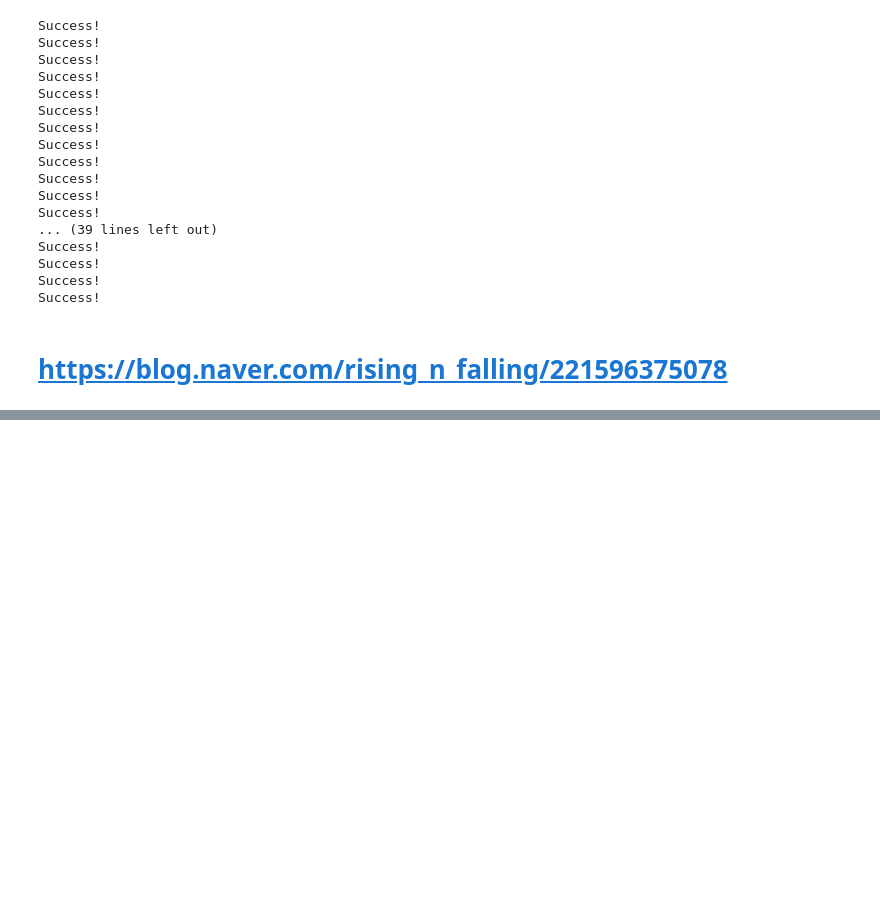
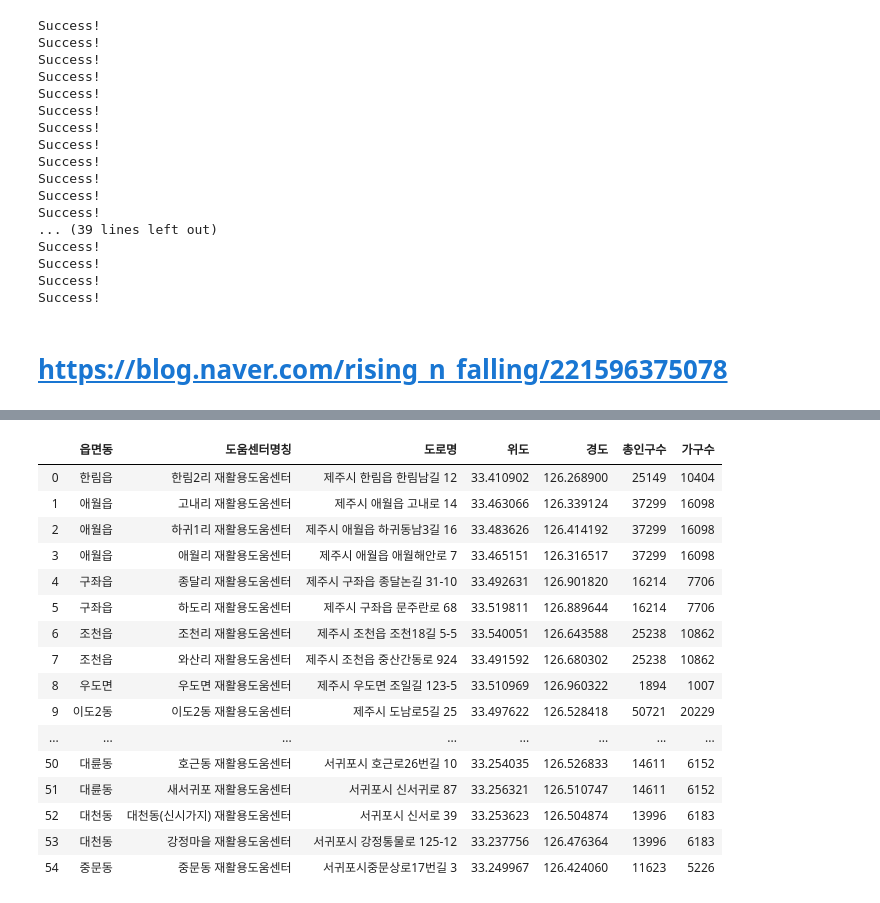
Before and after one commit to so-jeong0127/Python, a Jupyter notebook: 지도.ipynb, the cells around one changed output, grey strips where cells are left out. Saved outputs shown, nothing was run; the diff lists cells and outputs as text; code cells hidden in the pictures; blank space fills up the shorter version.

```diff
--- a/지도.ipynb
+++ b/지도.ipynb
@@ -92,0 +101,29 @@ map
+# %%
+clean_help = pd.read_excel('clean_h.xlsx')
+h_clean = clean_help.iloc[:,1:]
+# %%
+people = pd.read_excel('인구수.xlsx')
+people.columns
+people.rename(columns={'지역':'읍면동'},inplace=True)
+# %%
+df_merge_how_left = pd.merge(h_clean, people,how = 'left')
+# %%
+df_merge_how_left
+# %% [output]
+|  | 읍면동 | 도움센터명칭 | 도로명 | 위도 | 경도 | 총인구수 | 가구수 |
+| 0 | 한림읍 | 한림2리 재활용도움센터 | 제주시 한림읍 한림남길 12 | 33.410902 | 126.268900 | 25149 | 10404 |
+| 1 | 애월읍 | 고내리 재활용도움센터 | 제주시 애월읍 고내로 14 | 33.463066 | 126.339124 | 37299 | 16098 |
+| 2 | 애월읍 | 하귀1리 재활용도움센터 | 제주시 애월읍 하귀동남3길 16 | 33.483626 | 126.414192 | 37299 | 16098 |
+| 3 | 애월읍 | 애월리 재활용도움센터 | 제주시 애월읍 애월해안로 7 | 33.465151 | 126.316517 | 37299 | 16098 |
+| 4 | 구좌읍 | 종달리 재활용도움센터 | 제주시 구좌읍 종달논길 31-10 | 33.492631 | 126.901820 | 16214 | 7706 |
+| 5 | 구좌읍 | 하도리 재활용도움센터 | 제주시 구좌읍 문주란로 68 | 33.519811 | 126.889644 | 16214 | 7706 |
+| 6 | 조천읍 | 조천리 재활용도움센터 | 제주시 조천읍 조천18길 5-5 | 33.540051 | 126.643588 | 25238 | 10862 |
+| 7 | 조천읍 | 와산리 재활용도움센터 | 제주시 조천읍 중산간동로 924 | 33.491592 | 126.680302 | 25238 | 10862 |
+| 8 | 우도면 | 우도면 재활용도움센터 | 제주시 우도면 조일길 123-5 | 33.510969 | 126.960322 | 1894 | 1007 |
+| 9 | 이도2동 | 이도2동 재활용도움센터 | 제주시 도남로5길 25 | 33.497622 | 126.528418 | 50721 | 20229 |
+| ... | ... | ... | ... | ... | ... | ... | ... |
+| 50 | 대륜동 | 호근동 재활용도움센터 | 서귀포시 호근로26번길 10 | 33.254035 | 126.526833 | 14611 | 6152 |
+| 51 | 대륜동 | 새서귀포 재활용도움센터 | 서귀포시 신서귀로 87 | 33.256321 | 126.510747 | 14611 | 6152 |
+| 52 | 대천동 | 대천동(신시가지) 재활용도움센터 | 서귀포시 신서로 39 | 33.253623 | 126.504874 | 13996 | 6183 |
+| 53 | 대천동 | 강정마을 재활용도움센터 | 서귀포시 강정통물로 125-12 | 33.237756 | 126.476364 | 13996 | 6183 |
+| 54 | 중문동 | 중문동 재활용도움센터 | 서귀포시중문상로17번길 3 | 33.249967 | 126.424060 | 11623 | 5226 |
```
Also changed, not shown: parts of 6 cells of this notebook, 11 other files.
